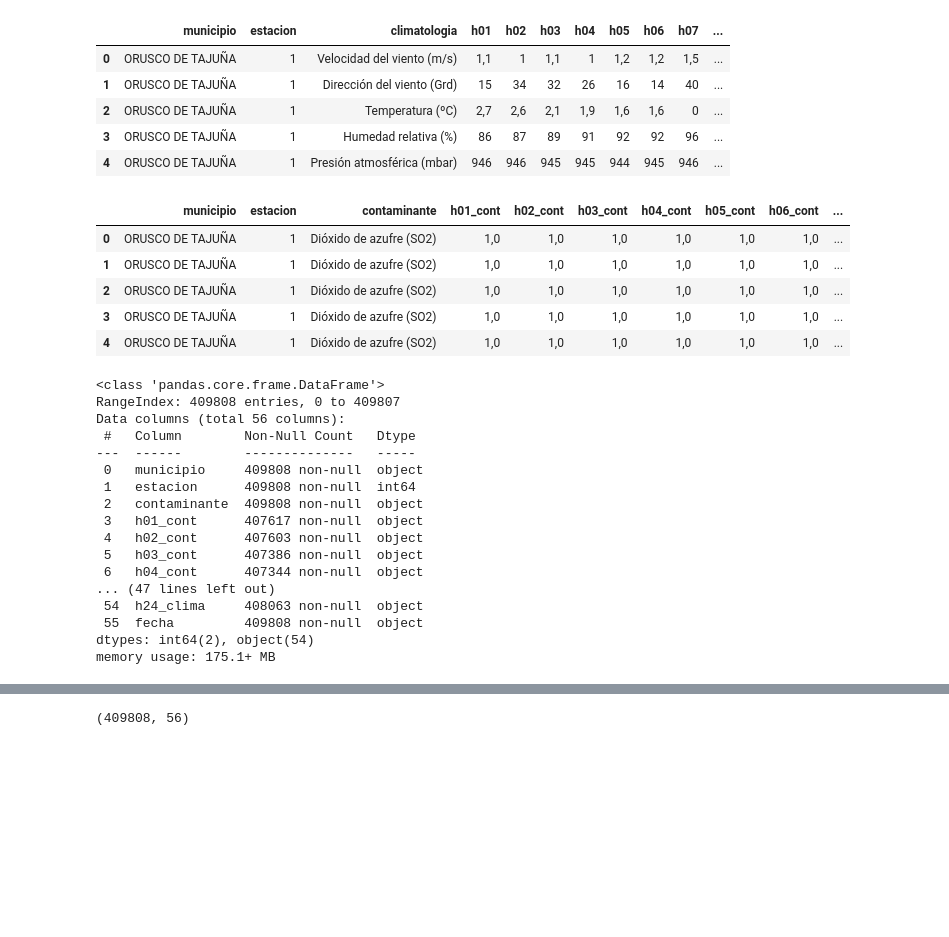
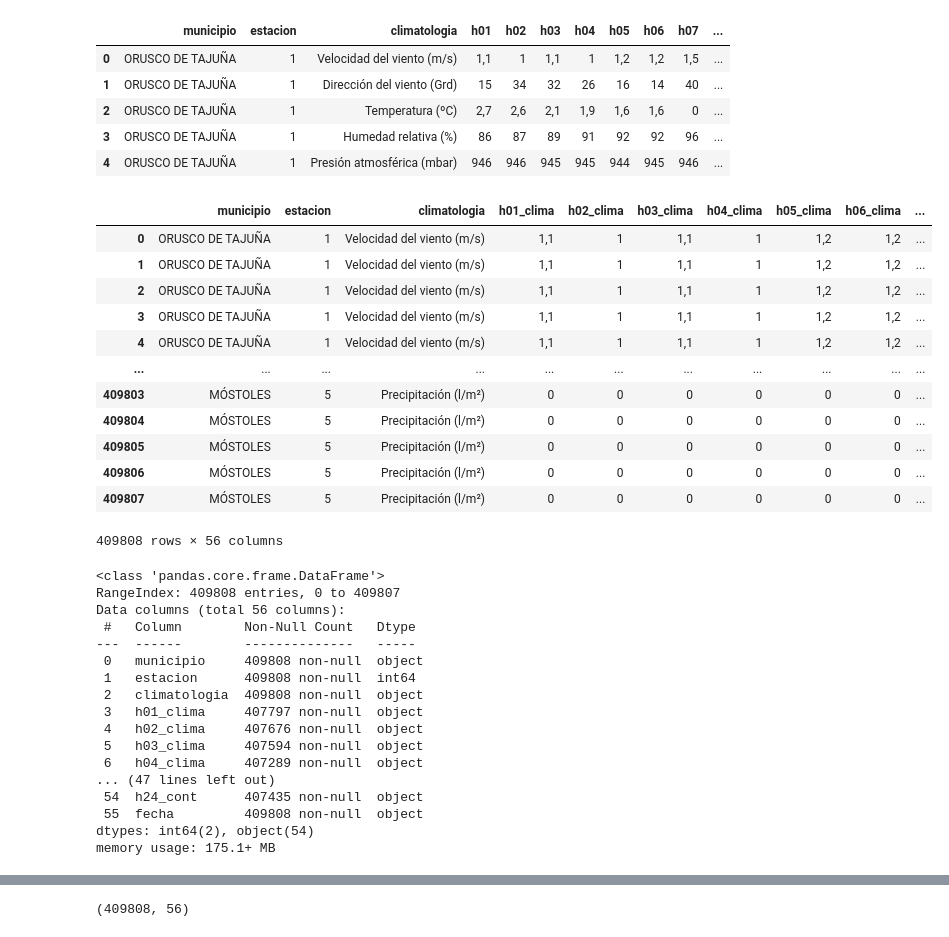
Before and after one commit to Yakondra/Final-project-air-quality, a Jupyter notebook: src/air_quality_2.ipynb, the cells around one changed output, grey strips where cells are left out. Cells and saved outputs as stored; diff of their text form; code cells hidden in the pictures; blank space fills up the shorter version.

Commit message:
upload new data Spain 2022

```diff
--- a/src/air_quality_2.ipynb
+++ b/src/air_quality_2.ipynb
@@ -223,19 +145,16 @@ conn.close()
 # %%
-# conn = sql.connect('../data/processed/air-q.db')
+conn = sql.connect('../data/processed/air-q.db')
 
-# batch_size = 10000
-# offset = 0
+query = f'''
+    SELECT *
+    FROM pollution
+    LEFT JOIN weather
+    ON pollution.municipio = weather.municipio
+    AND pollution.estacion = weather.estacion
+    AND pollution.fecha = weather.fecha;
+'''
+air_quality = pd.read_sql_query(query, conn)
 
-# query = f'''
-#     SELECT *
-#     FROM pollution
-#     INNER JOIN weather
-#     ON pollution.municipio = weather.municipio
-#     AND pollution.estacion = weather.estacion
-#     AND pollution.fecha = weather.fecha
-#     LIMIT {batch_size} OFFSET {offset};
-# '''
+conn.close()
 
-# air_quality = pd.read_sql_query(query, conn)
-
-# conn.close()
+# Crea etiquetas de índice duplicadas para cada valor contaminante, con los valores climatológicos
@@ -242,14 +177,21 @@ conn.close()
 # %%
 pd.set_option('display.max_columns', None)
 # %%
-air_quality.head()
+air_quality
 # %% [output]
-|  | municipio | estacion | contaminante | h01_cont | h02_cont | h03_cont | h04_cont | h05_cont | h06_cont | ... |
-| 0 | ORUSCO DE TAJUÑA | 1 | Dióxido de azufre (SO2) | 1,0 | 1,0 | 1,0 | 1,0 | 1,0 | 1,0 | ... |
-| 1 | ORUSCO DE TAJUÑA | 1 | Dióxido de azufre (SO2) | 1,0 | 1,0 | 1,0 | 1,0 | 1,0 | 1,0 | ... |
-| 2 | ORUSCO DE TAJUÑA | 1 | Dióxido de azufre (SO2) | 1,0 | 1,0 | 1,0 | 1,0 | 1,0 | 1,0 | ... |
-| 3 | ORUSCO DE TAJUÑA | 1 | Dióxido de azufre (SO2) | 1,0 | 1,0 | 1,0 | 1,0 | 1,0 | 1,0 | ... |
-| 4 | ORUSCO DE TAJUÑA | 1 | Dióxido de azufre (SO2) | 1,0 | 1,0 | 1,0 | 1,0 | 1,0 | 1,0 | ... |
+|  | municipio | estacion | climatologia | h01_clima | h02_clima | h03_clima | h04_clima | h05_clima | h06_clima | ... |
+| 0 | ORUSCO DE TAJUÑA | 1 | Velocidad del viento (m/s) | 1,1 | 1 | 1,1 | 1 | 1,2 | 1,2 | ... |
+| 1 | ORUSCO DE TAJUÑA | 1 | Velocidad del viento (m/s) | 1,1 | 1 | 1,1 | 1 | 1,2 | 1,2 | ... |
+| 2 | ORUSCO DE TAJUÑA | 1 | Velocidad del viento (m/s) | 1,1 | 1 | 1,1 | 1 | 1,2 | 1,2 | ... |
+| 3 | ORUSCO DE TAJUÑA | 1 | Velocidad del viento (m/s) | 1,1 | 1 | 1,1 | 1 | 1,2 | 1,2 | ... |
+| 4 | ORUSCO DE TAJUÑA | 1 | Velocidad del viento (m/s) | 1,1 | 1 | 1,1 | 1 | 1,2 | 1,2 | ... |
+| ... | ... | ... | ... | ... | ... | ... | ... | ... | ... | ... |
+| 409803 | MÓSTOLES | 5 | Precipitación (l/m²) | 0 | 0 | 0 | 0 | 0 | 0 | ... |
+| 409804 | MÓSTOLES | 5 | Precipitación (l/m²) | 0 | 0 | 0 | 0 | 0 | 0 | ... |
+| 409805 | MÓSTOLES | 5 | Precipitación (l/m²) | 0 | 0 | 0 | 0 | 0 | 0 | ... |
+| 409806 | MÓSTOLES | 5 | Precipitación (l/m²) | 0 | 0 | 0 | 0 | 0 | 0 | ... |
+| 409807 | MÓSTOLES | 5 | Precipitación (l/m²) | 0 | 0 | 0 | 0 | 0 | 0 | ... |
+409808 rows × 56 columns
 # %%
 air_quality.info()
 # %% [output]
@@ -260,13 +202,13 @@ Data columns (total 56 columns):
 ---  ------        --------------   -----
  0   municipio     409808 non-null  object
  1   estacion      409808 non-null  int64
- 2   contaminante  409808 non-null  object
- 3   h01_cont      407617 non-null  object
- 4   h02_cont      407603 non-null  object
- 5   h03_cont      407386 non-null  object
- 6   h04_cont      407344 non-null  object
+ 2   climatologia  409808 non-null  object
+ 3   h01_clima     407797 non-null  object
+ 4   h02_clima     407676 non-null  object
+ 5   h03_clima     407594 non-null  object
+ 6   h04_clima     407289 non-null  object
 ... (47 lines left out)
- 54  h24_clima     408063 non-null  object
+ 54  h24_cont      407435 non-null  object
  55  fecha         409808 non-null  object
 dtypes: int64(2), object(54)
 memory usage: 175.1+ MB
```
Also changed, not shown: parts of 10 cells of this notebook, 17 other files.
